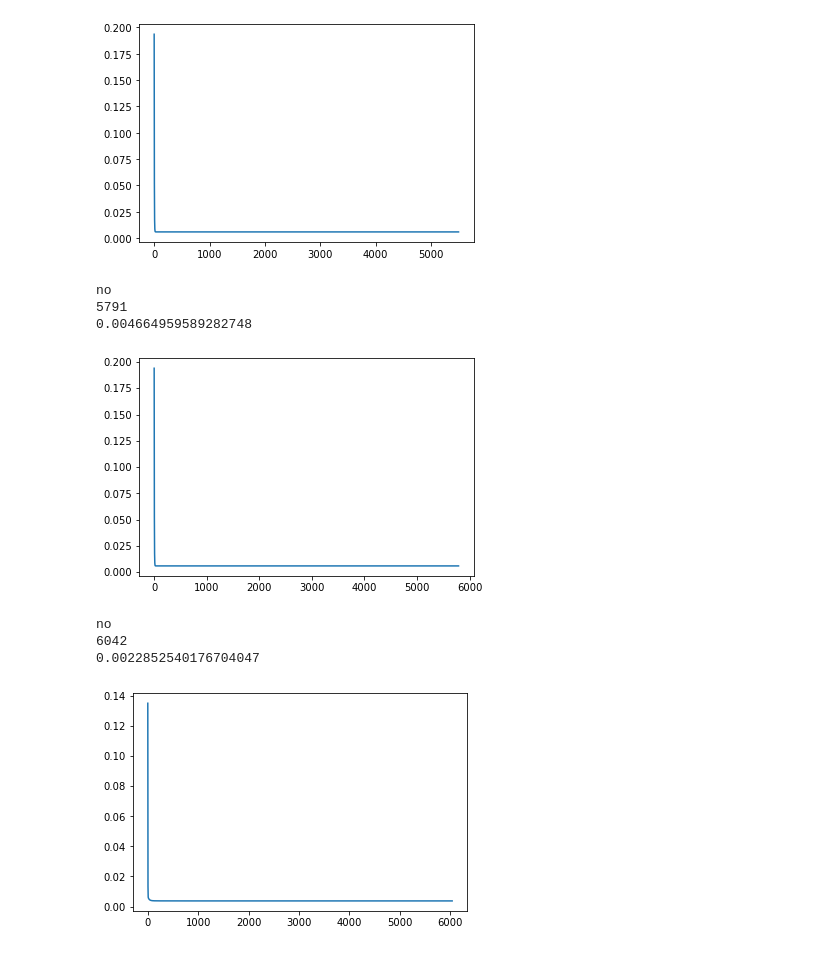
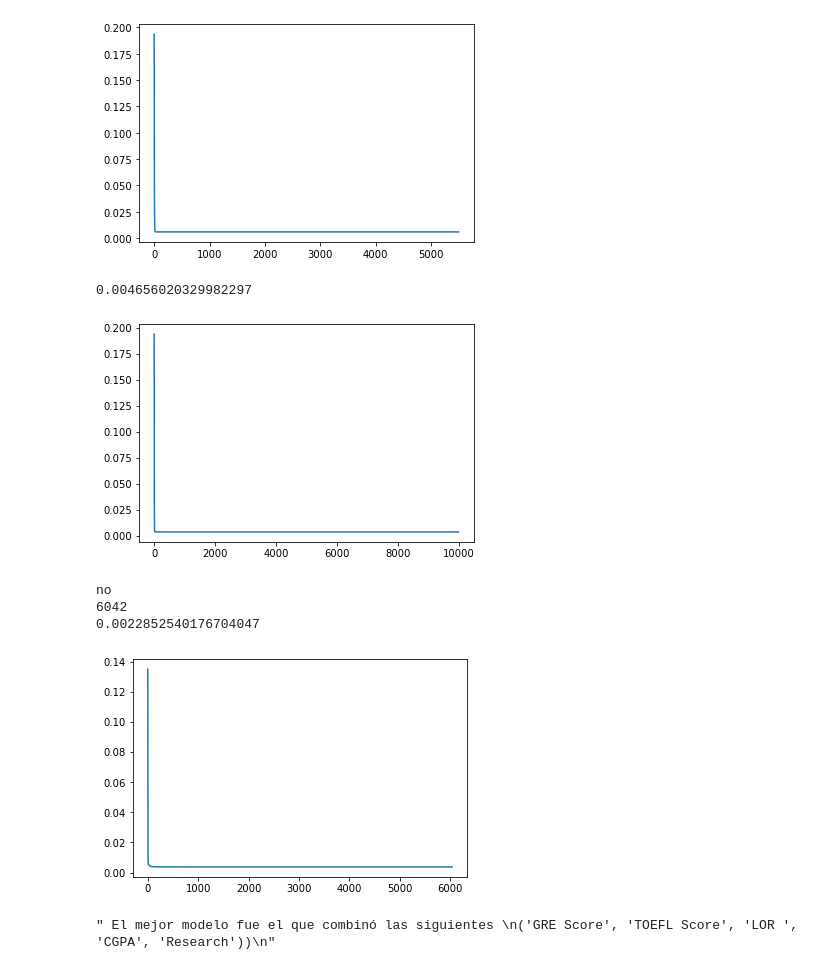
Before and after one commit to JoseGuzmanZamora/elementsOfMachineLearning, a Jupyter notebook: lab2/main.ipynb, the cells around one changed output. Cells and saved outputs as stored; diff of their text form; code cells hidden in the pictures.

```diff
--- a/lab2/main.ipynb
+++ b/lab2/main.ipynb
@@ -356,21 +360,32 @@ no
 5499
 0.004661782018961872
 [figure]
+# %%
+"""Prueba con grado 3, el error es menor al de grado 2. Sin embargo,
+al comenzar a aumentar el lambda, disminuye pero muy poco. De igual
+manera, es mayor al que ya encontramos anteriormente."""
+
+variables = ['GRE Score','GRE3']
+trace = multi_model(normalizado_aumentado, variables, 0.1,10000,0,1)
+print(trace)
+# %% [output]
+0.004656020329982297
+[figure, added]
 # %%
-variables = ['GRE Score','GRE3']
+"""Prueba con todas las variables del mejor modelo anterior,
+pero con GRE2 agregado. El error sigue siendo mayor. """
+
+variables = ['GRE Score', 'TOEFL Score', 'LOR ', 'CGPA', 'Research', 'GRE3']
 trace = multi_model(normalizado_aumentado, variables, 0.1,10000,0,5)
 print(trace)
 # %% [output]
 no
-5791
-0.004664959589282748
+6042
+0.0022852540176704047
-[figure, old version]
+[figure, new version]
-# %%
-variables = ['GRE Score', 'TOEFL Score', 'LOR ', 'CGPA', 'Research', 'GRE3']
-trace = multi_model(normalizado_aumentado, variables, 0.1,10000,0,5)
-print(trace)
-# %% [output]
-no
-6042
-0.0022852540176704047
-[figure, removed]
+# %%
+""" El mejor modelo fue el que combinó las siguientes
+('GRE Score', 'TOEFL Score', 'LOR ', 'CGPA', 'Research'))
+"""
+# %% [output]
+" El mejor modelo fue el que combinó las siguientes \n('GRE Score', 'TOEFL Score', 'LOR ', 'CGPA', 'Research'))\n"
```
Also changed, not shown: parts of 7 cells of this notebook.
